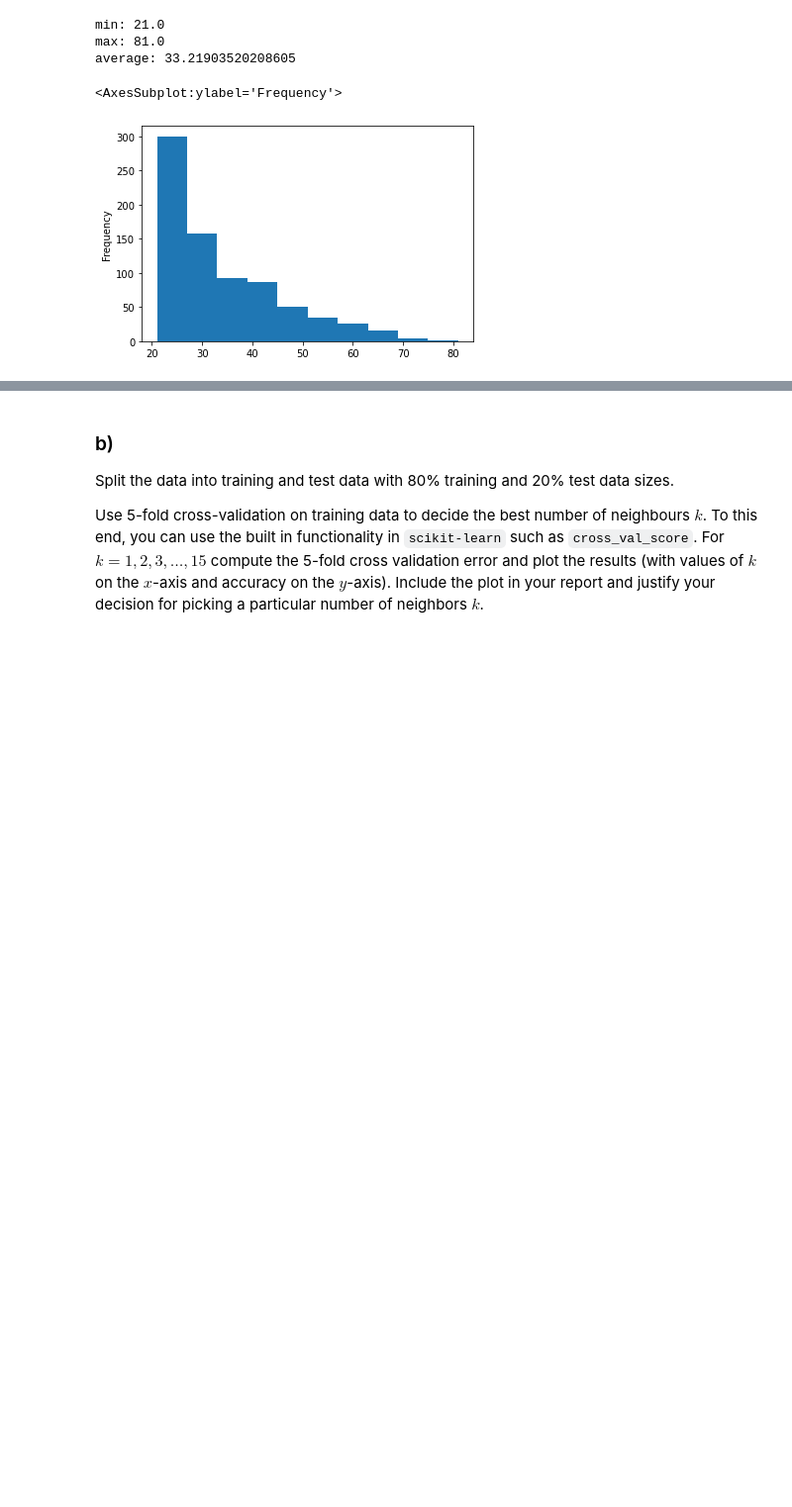
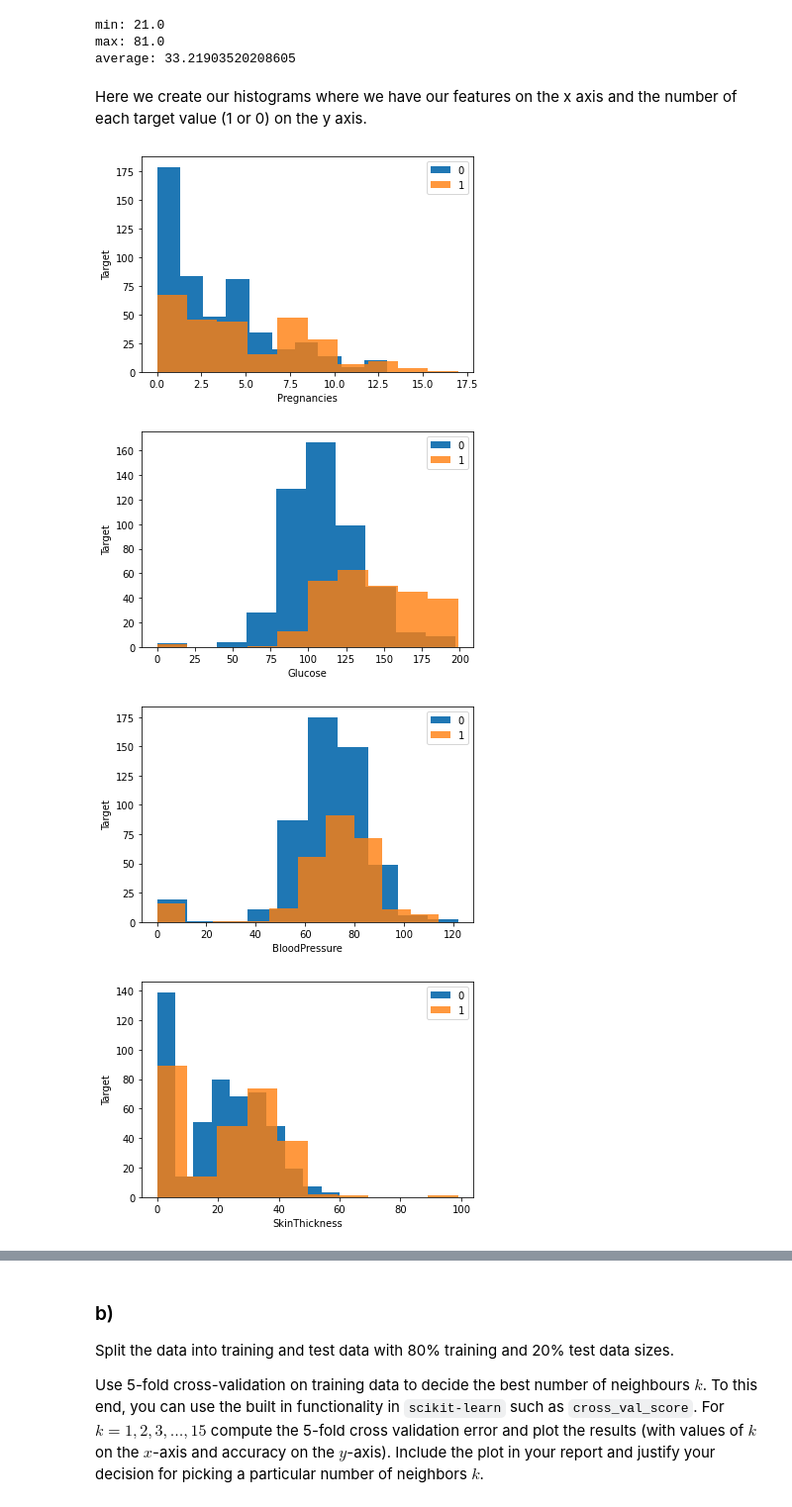
Before and after one commit to ChaseRensberger/448Homework2, a Jupyter notebook: Problem4.ipynb, the cells around one changed output, grey strips where cells are left out. Shown: that part at 99% size. Drawn from its saved outputs; the diff is of its cells as text; code cells hidden in the pictures; blank space fills up the shorter version.

```diff
--- a/Problem4.ipynb
+++ b/Problem4.ipynb
@@ -92,11 +89,22 @@ displayStats(data, "Age")
 min: 21.0
 max: 81.0
 average: 33.21903520208605
-# %%
-# Hisogram for every column
-data["Age"].plot.hist(alpha=1)
-
-#HISTOGRAM HOW WHAT FOR?!?!!?
-# %% [output]
-<AxesSubplot:ylabel='Frequency'>
-[figure, removed]
+# %% [markdown]
+Here we create our histograms where we have our features on the x axis and the number of each target value (1 or 0) on the y axis.
+# %%
+# Hisogram for every column
+y = data.iloc[:, 8].values
+for feat in data.columns[:8]:
+    t0 = data[y == 0][feat]
+    t1 = data[y == 1][feat]
+    plt.hist(t0, label='0')
+    plt.hist(t1, label='1', alpha=0.8)
+    plt.xlabel(feat)
+    plt.ylabel("Target")
+    plt.legend()
+    plt.show()
+# %% [output]
+[figure, added]
+[figure, added]
+[figure, added]
+[figure, added]
```
Also changed, not shown: parts of 6 cells of this notebook.
